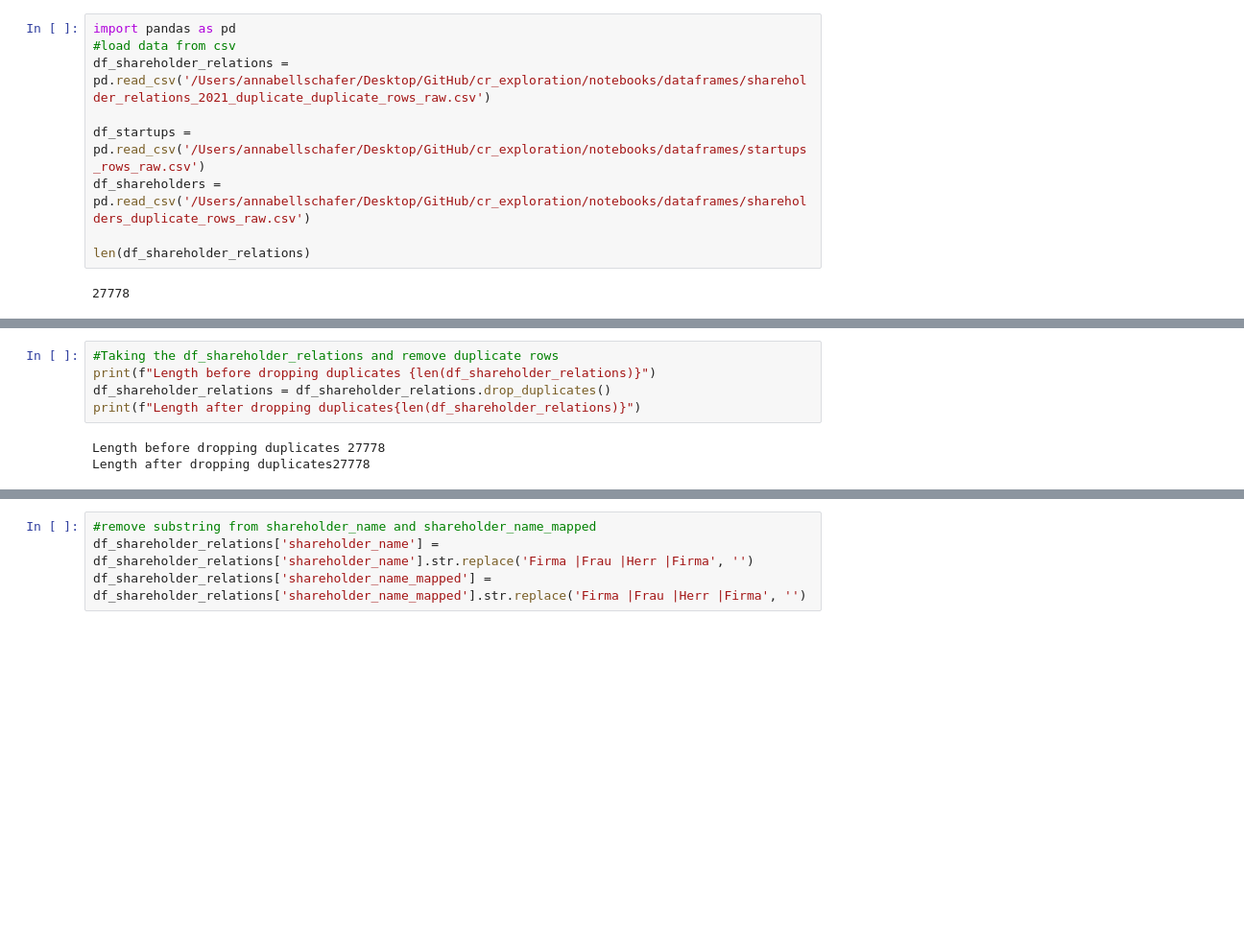
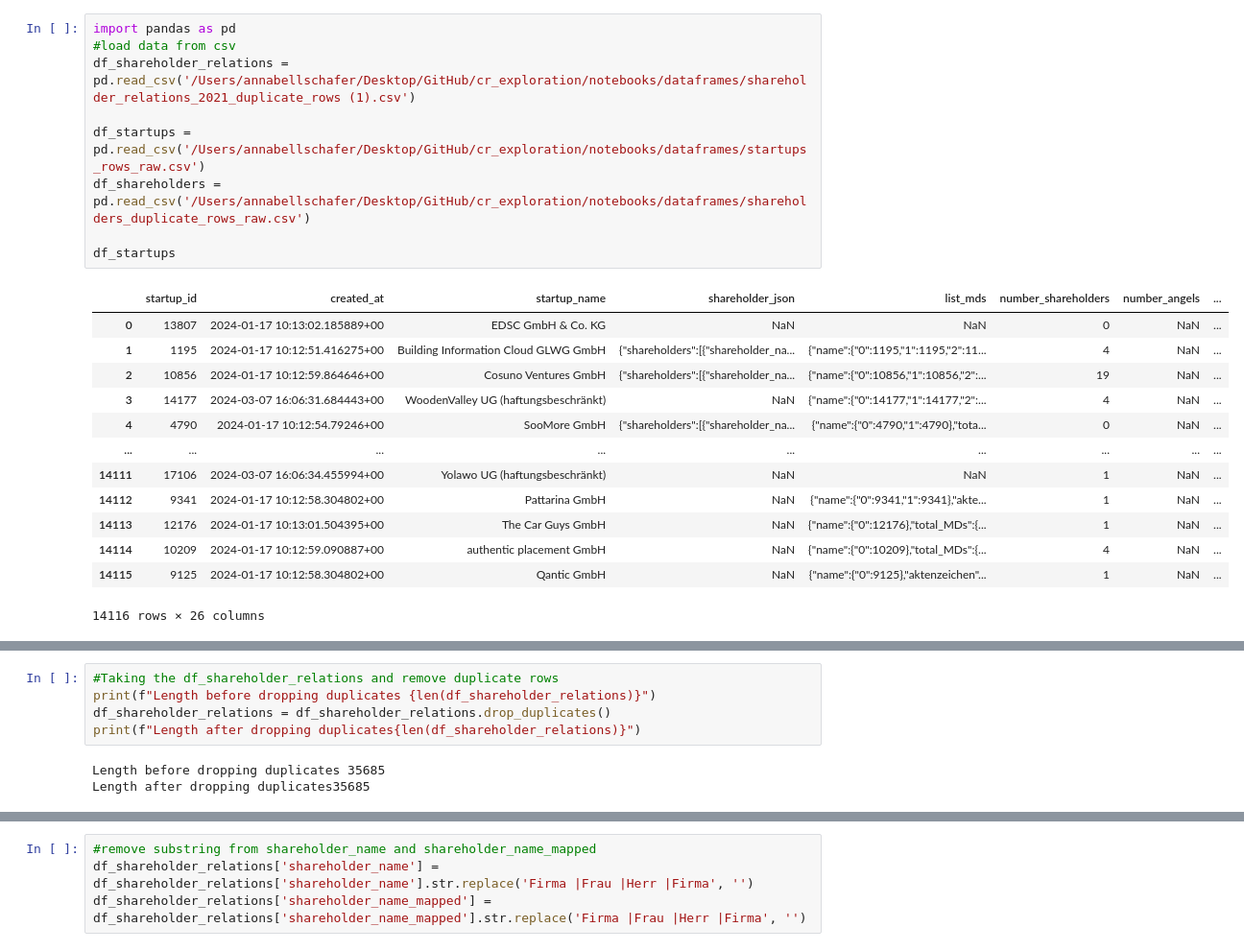
Before and after one commit to annabellscha/cr_exploration, a Jupyter notebook: notebooks/01_initial_data_cleaning.ipynb, the cells around one changed output, grey strips where cells are left out. Shown at 96% size. Cells and saved outputs as stored; diff of their text form; blank space fills up the shorter version.

```diff
--- a/notebooks/01_initial_data_cleaning.ipynb
+++ b/notebooks/01_initial_data_cleaning.ipynb
@@ -1,14 +1,26 @@
 # %%
 import pandas as pd
 #load data from csv
-df_shareholder_relations = pd.read_csv('/Users/annabellschafer/Desktop/GitHub/cr_exploration/notebooks/dataframes/shareholder_relations_2021_duplicate_duplicate_rows_raw.csv')
+df_shareholder_relations = pd.read_csv('/Users/annabellschafer/Desktop/GitHub/cr_exploration/notebooks/dataframes/shareholder_relations_2021_duplicate_rows (1).csv')
 
 df_startups = pd.read_csv('/Users/annabellschafer/Desktop/GitHub/cr_exploration/notebooks/dataframes/startups_rows_raw.csv')
 df_shareholders = pd.read_csv('/Users/annabellschafer/Desktop/GitHub/cr_exploration/notebooks/dataframes/shareholders_duplicate_rows_raw.csv')
 
-len(df_shareholder_relations)
+df_startups
 # %% [output]
+|  | startup_id | created_at | startup_name | shareholder_json | list_mds | number_shareholders | number_angels | ... |
+| 0 | 13807 | 2024-01-17 10:13:02.185889+00 | EDSC GmbH & Co. KG | NaN | NaN | 0 | NaN | ... |
+| 1 | 1195 | 2024-01-17 10:12:51.416275+00 | Building Information Cloud GLWG GmbH | {"shareholders":[{"shareholder_na... | {"name":{"0":1195,"1":1195,"2":11... | 4 | NaN | ... |
+| 2 | 10856 | 2024-01-17 10:12:59.864646+00 | Cosuno Ventures GmbH | {"shareholders":[{"shareholder_na... | {"name":{"0":10856,"1":10856,"2":... | 19 | NaN | ... |
+| 3 | 14177 | 2024-03-07 16:06:31.684443+00 | WoodenValley UG (haftungsbeschränkt) | NaN | {"name":{"0":14177,"1":14177,"2":... | 4 | NaN | ... |
+| 4 | 4790 | 2024-01-17 10:12:54.79246+00 | SooMore GmbH | {"shareholders":[{"shareholder_na... | {"name":{"0":4790,"1":4790},"tota... | 0 | NaN | ... |
+| ... | ... | ... | ... | ... | ... | ... | ... | ... |
+| 14111 | 17106 | 2024-03-07 16:06:34.455994+00 | Yolawo UG (haftungsbeschränkt) | NaN | NaN | 1 | NaN | ... |
+| 14112 | 9341 | 2024-01-17 10:12:58.304802+00 | Pattarina GmbH | NaN | {"name":{"0":9341,"1":9341},"akte... | 1 | NaN | ... |
+| 14113 | 12176 | 2024-01-17 10:13:01.504395+00 | The Car Guys GmbH | NaN | {"name":{"0":12176},"total_MDs":{... | 1 | NaN | ... |
+| 14114 | 10209 | 2024-01-17 10:12:59.090887+00 | authentic placement GmbH | NaN | {"name":{"0":10209},"total_MDs":{... | 4 | NaN | ... |
+| 14115 | 9125 | 2024-01-17 10:12:58.304802+00 | Qantic GmbH | NaN | {"name":{"0":9125},"aktenzeichen"... | 1 | NaN | ... |
-27778
+14116 rows × 26 columns
 # %% [markdown]
 ## Create Investment relations Dataframe
 
@@ -21,5 +33,5 @@ print(f"Length before dropping duplicates {len(df_shareholder_relations)}")
 df_shareholder_relations = df_shareholder_relations.drop_duplicates()
 print(f"Length after dropping duplicates{len(df_shareholder_relations)}")
 # %% [output]
-Length before dropping duplicates 27778
-Length after dropping duplicates27778
+Length before dropping duplicates 35685
+Length after dropping duplicates35685
```
Also changed, not shown: parts of 24 cells of this notebook, 59 other files.
